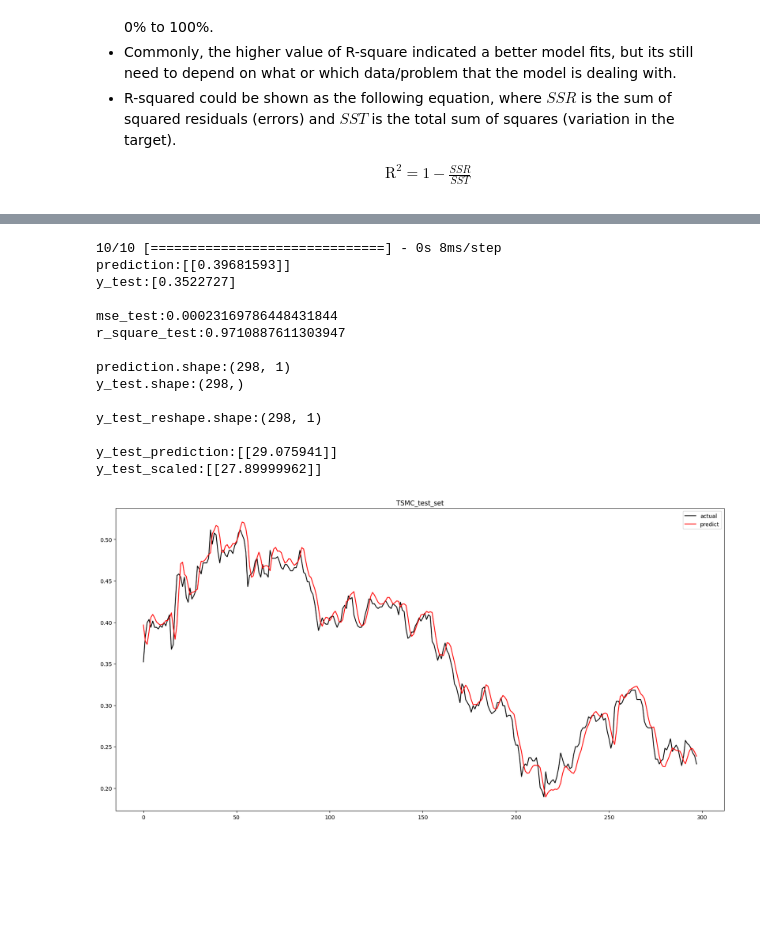
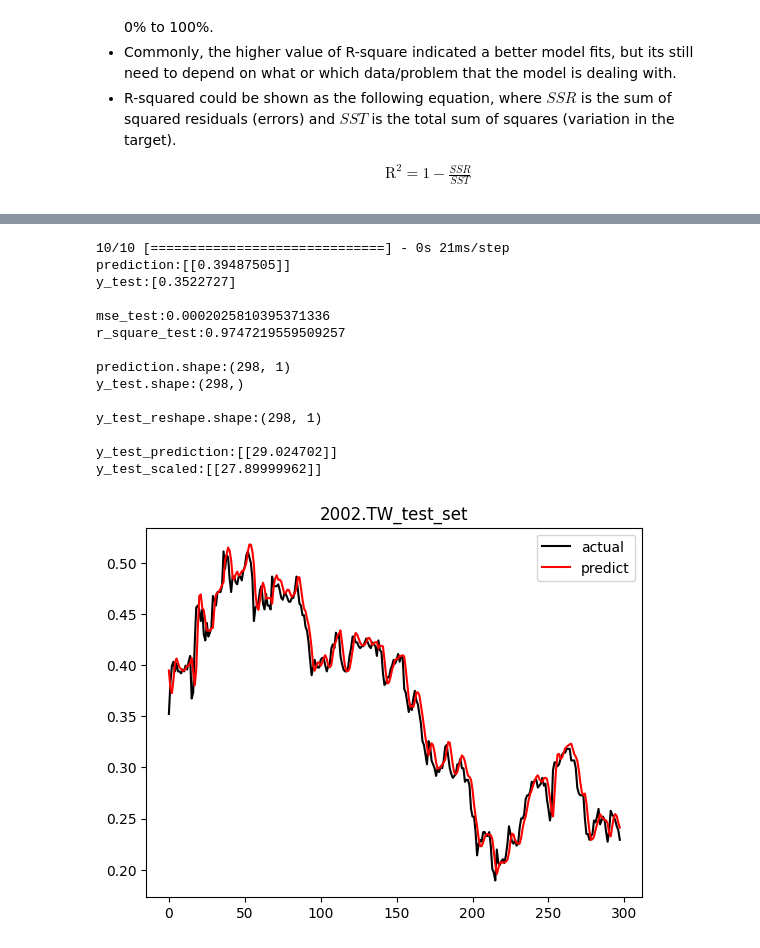
Before and after one commit to This-is-Becky/LSTM-stock-prediction, a Jupyter notebook: 1_inputs_LSTM_中鋼_30_mar.ipynb, the cells around one changed output, grey strips where cells are left out. Cells and saved outputs as stored; diff of their text form; code cells hidden in the pictures; blank space fills up the shorter version.

```diff
--- a/1_inputs_LSTM_中鋼_30_mar.ipynb
+++ b/1_inputs_LSTM_中鋼_30_mar.ipynb
@@ -387,51 +402,55 @@ y_train_scaled:[[23.75]]
 # %%
+#Model make prediction for test set
 prediction=model.predict(x_test)
 
 print(f"prediction:{prediction[:1]}")
 print(f"y_test:{y_test[:1]}\n")
 
+#Evaluate the model prediction of the test set
 mse_test=mean_squared_error(y_test, prediction)
 r_square_test= r2_score(y_test, prediction)
 print(f'mse_test:{mse_test}')
 print(f'r_square_test:{r_square_test}\n')
 
+#Check the shape
 print(f"prediction.shape:{prediction.shape}")
 print(f"y_test.shape:{y_test.shape}\n")
 
-#reshape the y_test so can inverse transform
+#Reshape the y_test so can inverse transform
 y_test_reshape = y_test.reshape(-1,1)
 print(f"y_test_reshape.shape:{y_test_reshape.shape}\n")
 
 #scaled back the orig number
 y_test_prediction= df_scaler.inverse_transform(prediction)
 y_test_scaled= df_scaler.inverse_transform(y_test_reshape)
 
 print(f"y_test_prediction:{y_test_prediction[:1]}")
 print(f"y_test_scaled:{y_test_scaled[:1]}")
 
-plt.figure(figsize=(20,10))
+#plot the test data
+# plt.figure(figsize=(20,10))
 plt.plot(y_test, color='black', label=f'actual')
 plt.plot(prediction, color='red', label=f'predict')
-plt.title(f"TSMC_test_set")
+plt.title(f"2002.TW_test_set")
 plt.legend()
 
 
 # plt.xlim(250, 350)  # Set the limits for the x-axis
 # plt.ylim(0, 1)  # Set the limits for the y-axis
 plt.show()
 # %% [output]
-10/10 [==============================] - 0s 8ms/step
-prediction:[[0.39681593]]
+10/10 [==============================] - 0s 21ms/step
+prediction:[[0.39487505]]
 y_test:[0.3522727]
 
-mse_test:0.00023169786448431844
-r_square_test:0.9710887611303947
+mse_test:0.0002025810395371336
+r_square_test:0.9747219559509257
 
 prediction.shape:(298, 1)
 y_test.shape:(298,)
 
 y_test_reshape.shape:(298, 1)
 
-y_test_prediction:[[29.075941]]
+y_test_prediction:[[29.024702]]
 y_test_scaled:[[27.89999962]]
-[figure, old version]
+[figure, new version]
```
Also changed, not shown: parts of 12 cells of this notebook.
